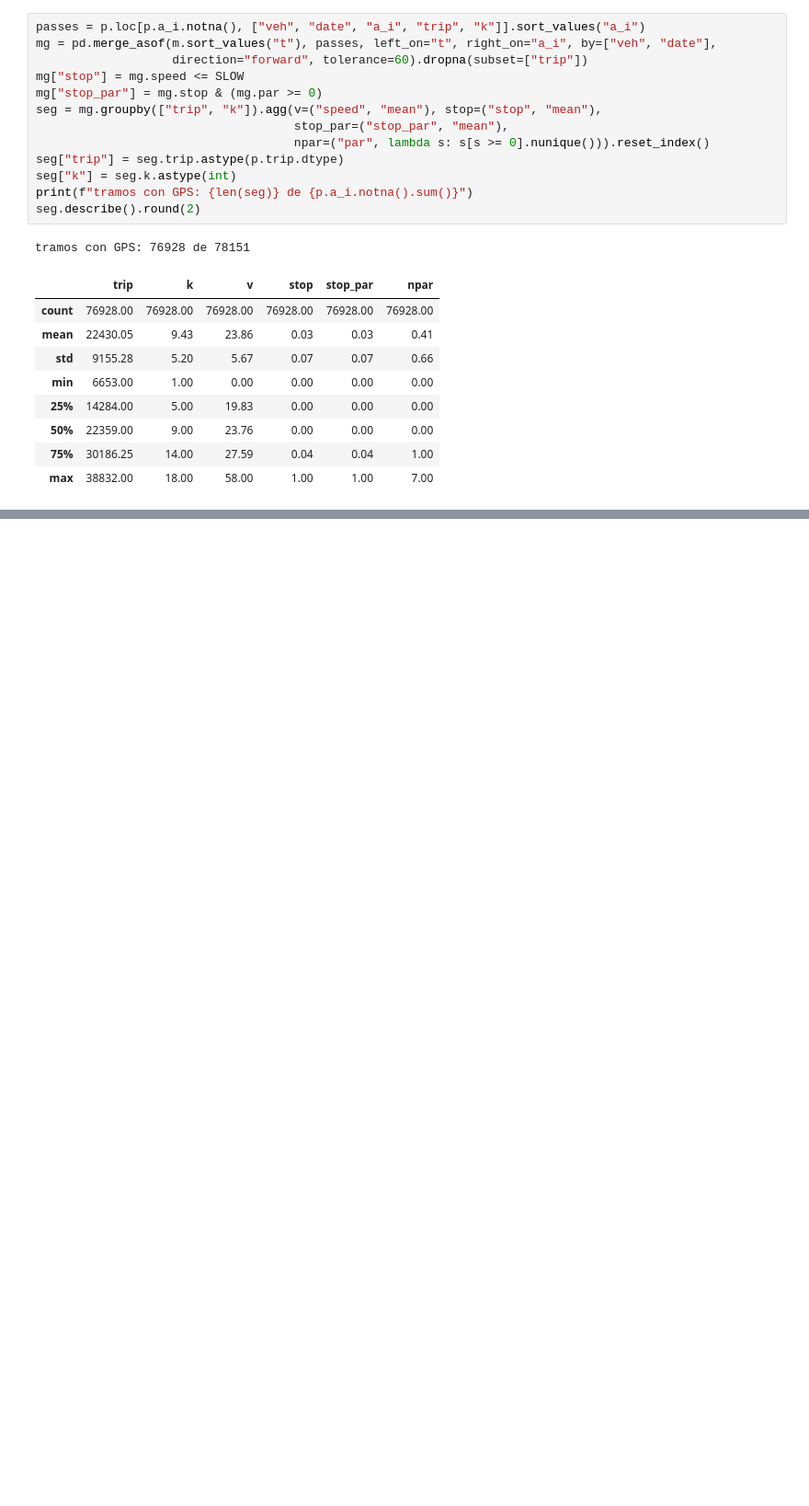
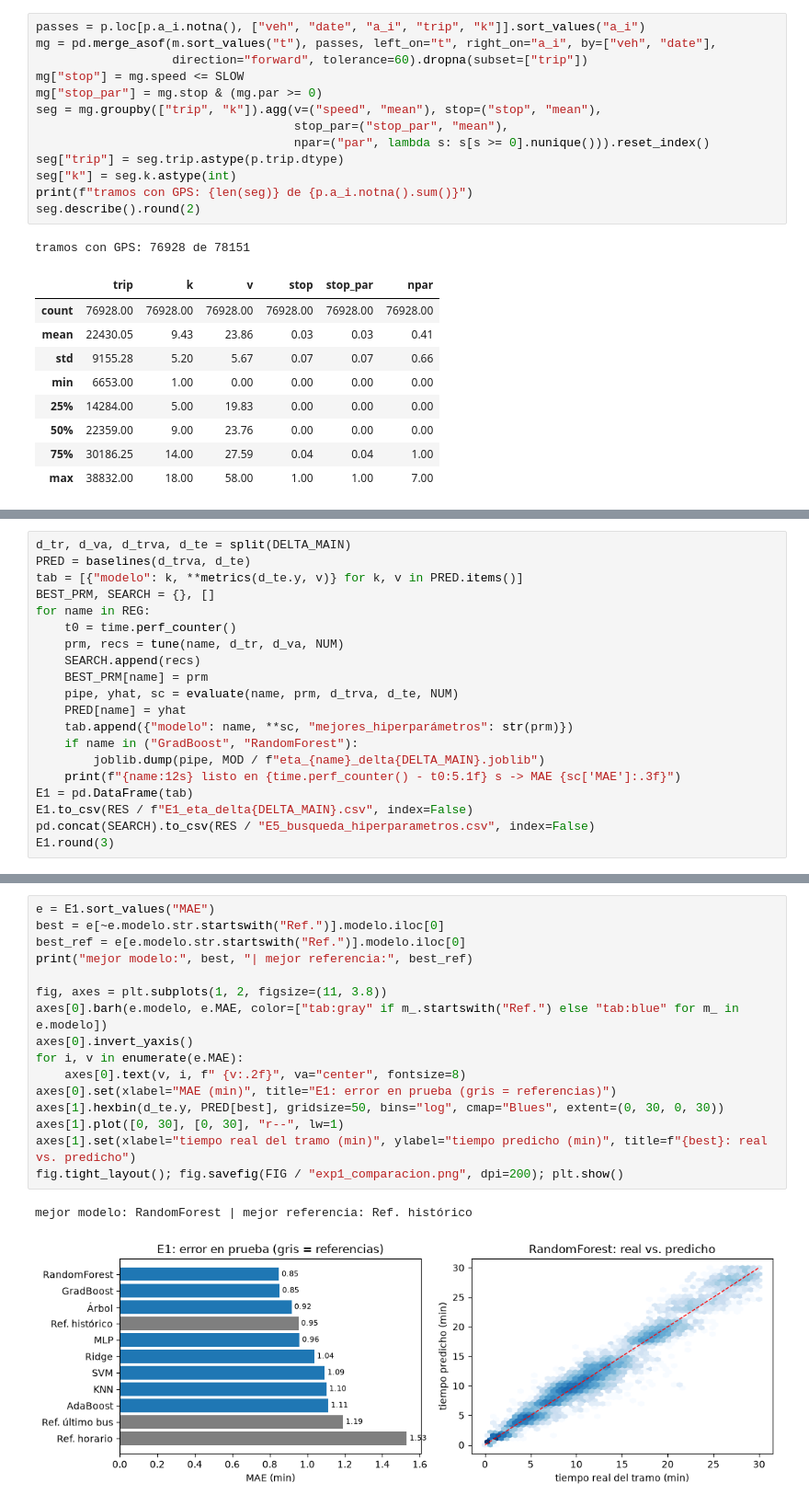
Before and after one commit to Alfredo123255/prediccion-amontonamiento-buses-cusco, a Jupyter notebook: Experimentacion.ipynb, the cells around one changed output, grey strips where cells are left out. Shown at 92% size. Saved outputs shown, nothing was run; the diff lists cells and outputs as text; blank space fills up the shorter version.

```diff
--- a/Experimentacion.ipynb
+++ b/Experimentacion.ipynb
@@ -725,0 +472,20 @@ archivos: ['modelos\\clf_GradBoost_delta3.joblib', 'modelos\\clf_RandomForest_de
+# %%
+d_tr, d_va, d_trva, d_te = split(DELTA_MAIN)
+PRED = baselines(d_trva, d_te)
+tab = [{"modelo": k, **metrics(d_te.y, v)} for k, v in PRED.items()]
+BEST_PRM, SEARCH = {}, []
+for name in REG:
+    t0 = time.perf_counter()
+    prm, recs = tune(name, d_tr, d_va, NUM)
+    SEARCH.append(recs)
+    BEST_PRM[name] = prm
+    pipe, yhat, sc = evaluate(name, prm, d_trva, d_te, NUM)
+    PRED[name] = yhat
+    tab.append({"modelo": name, **sc, "mejores_hiperparámetros": str(prm)})
+    if name in ("GradBoost", "RandomForest"):
+        joblib.dump(pipe, MOD / f"eta_{name}_delta{DELTA_MAIN}.joblib")
+    print(f"{name:12s} listo en {time.perf_counter() - t0:5.1f} s -> MAE {sc['MAE']:.3f}")
+E1 = pd.DataFrame(tab)
+E1.to_csv(RES / f"E1_eta_delta{DELTA_MAIN}.csv", index=False)
+pd.concat(SEARCH).to_csv(RES / "E5_busqueda_hiperparametros.csv", index=False)
+E1.round(3)
@@ -725,0 +513,19 @@ archivos: ['modelos\\clf_GradBoost_delta3.joblib', 'modelos\\clf_RandomForest_de
+# %%
+e = E1.sort_values("MAE")
+best = e[~e.modelo.str.startswith("Ref.")].modelo.iloc[0]
+best_ref = e[e.modelo.str.startswith("Ref.")].modelo.iloc[0]
+print("mejor modelo:", best, "| mejor referencia:", best_ref)
+
+fig, axes = plt.subplots(1, 2, figsize=(11, 3.8))
+axes[0].barh(e.modelo, e.MAE, color=["tab:gray" if m_.startswith("Ref.") else "tab:blue" for m_ in e.modelo])
+axes[0].invert_yaxis()
+for i, v in enumerate(e.MAE):
+    axes[0].text(v, i, f" {v:.2f}", va="center", fontsize=8)
+axes[0].set(xlabel="MAE (min)", title="E1: error en prueba (gris = referencias)")
+axes[1].hexbin(d_te.y, PRED[best], gridsize=50, bins="log", cmap="Blues", extent=(0, 30, 0, 30))
+axes[1].plot([0, 30], [0, 30], "r--", lw=1)
+axes[1].set(xlabel="tiempo real del tramo (min)", ylabel="tiempo predicho (min)", title=f"{best}: real vs. predicho")
+fig.tight_layout(); fig.savefig(FIG / "exp1_comparacion.png", dpi=200); plt.show()
+# %% [output]
+mejor modelo: RandomForest | mejor referencia: Ref. histórico
+[figure, added]
```
Also changed, not shown: parts of 50 cells of this notebook, 21 other files.
